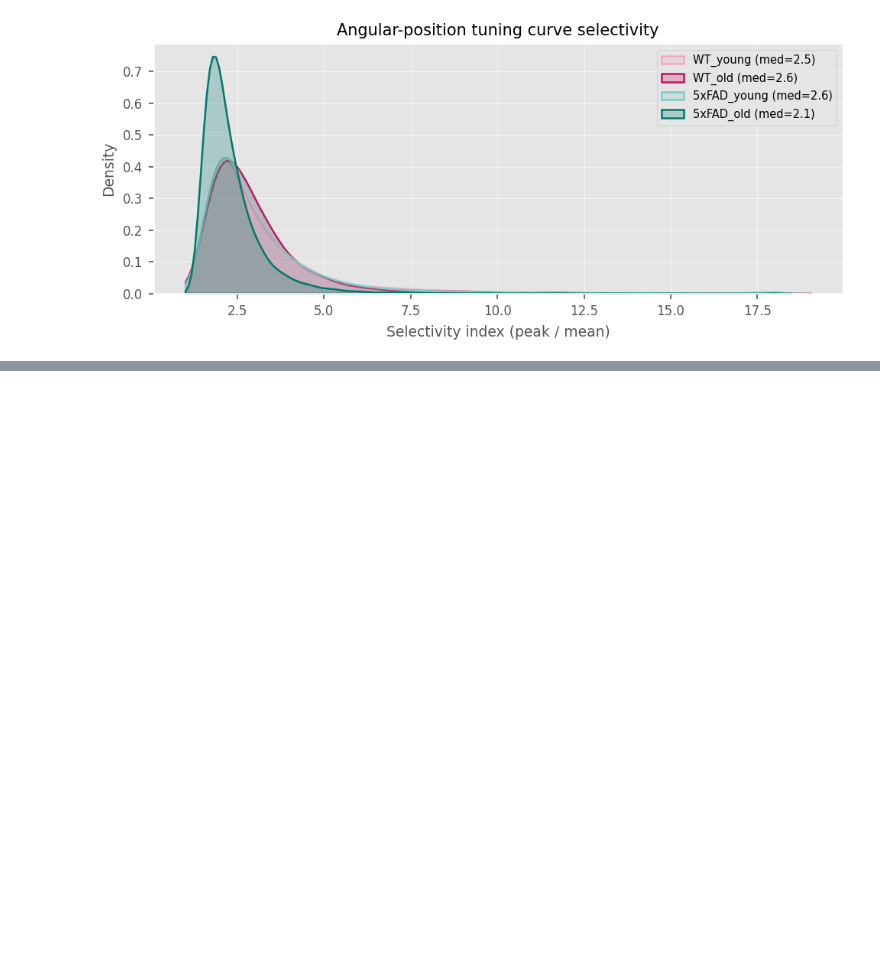
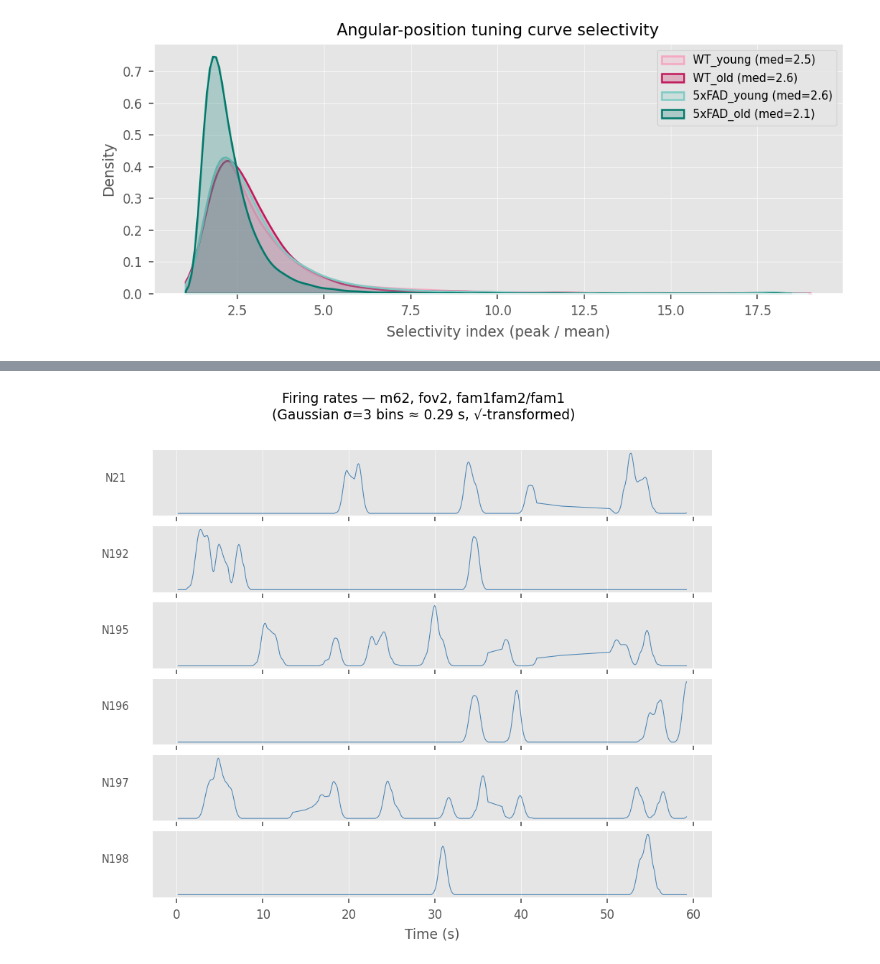
Before and after one commit to elena-faillace/manifold-remapping, a Jupyter notebook: notebooks/0.data_overview/02_neural_data_statistics.ipynb, the cells around one changed output, grey strips where cells are left out. Drawn from its saved outputs; the diff is of its cells as text; code cells hidden in the pictures; blank space fills up the shorter version.

```diff
--- a/notebooks/0.data_overview/02_neural_data_statistics.ipynb
+++ b/notebooks/0.data_overview/02_neural_data_statistics.ipynb
@@ -160,7 +210,7 @@ for subject in mice.get_all_subjects():
         for session in mice.get_available_sessions(subject, fov):
             for run in mice.get_available_runs(subject, fov, session):
                 fr, phi_b, _, (cell_ids, _), tc, phi_bins = (
-                    mice.load_all_data_from_spikes_binned_smoothed(
+                    mice.load_firing_rates(
                         subject, fov, session, run,
                         only_moving=ONLY_MOVING,
                         bins_compress=BINS_COMPRESS,
@@ -221,0 +276,36 @@ plt.show()
+# %%
+# Load firing rates for the example subject
+ex_fov = mice.get_available_fovs(EXAMPLE_SUBJECT)[0]
+ex_sess = mice.get_available_sessions(EXAMPLE_SUBJECT, ex_fov)[0]
+ex_run = mice.get_available_runs(EXAMPLE_SUBJECT, ex_fov, ex_sess)[0]
+
+fr_ex, phi_ex, time_ex, (cells_ex, _), _, _ = mice.load_firing_rates(
+    EXAMPLE_SUBJECT, ex_fov, ex_sess, ex_run,
+    only_moving=ONLY_MOVING, bins_compress=BINS_COMPRESS,
+    bins_smoothing=BINS_SMOOTHING, bins_phi=BINS_PHI,
+)
+
+# Show first 6 neurons, first 60 seconds
+n_traces = min(6, fr_ex.shape[1])
+t_mask = time_ex <= 60
+time_plot = time_ex[t_mask]
+
+fig, axes = plt.subplots(n_traces, 1, figsize=(PlotStyle.FULL_WIDTH, 0.9 * n_traces),
+                          sharex=True, gridspec_kw={"hspace": 0.15})
+for i in range(n_traces):
+    axes[i].plot(time_plot, fr_ex[t_mask, i], linewidth=0.5, color="steelblue")
+    axes[i].set_ylabel(f"N{cells_ex[i]}", fontsize=7, rotation=0, labelpad=25)
+    axes[i].set_yticks([])
+    axes[i].spines["left"].set_visible(False)
+
+axes[-1].set_xlabel("Time (s)")
+fig.suptitle(
+    f"Firing rates — {EXAMPLE_SUBJECT.value}, fov{ex_fov}, {ex_sess}/{ex_run}\n"
+    f"(Gaussian σ={BINS_SMOOTHING} bins ≈ {BINS_SMOOTHING / FS_BINNED:.2f} s, √-transformed)",
+    fontsize=9,
+)
+fig.subplots_adjust(top=0.88)
+fig.savefig(fig_path / "firing_rate_traces.pdf")
+plt.show()
+# %% [output]
+[figure, added]
```
Also changed, not shown: parts of 9 cells of this notebook, 5 other files.
